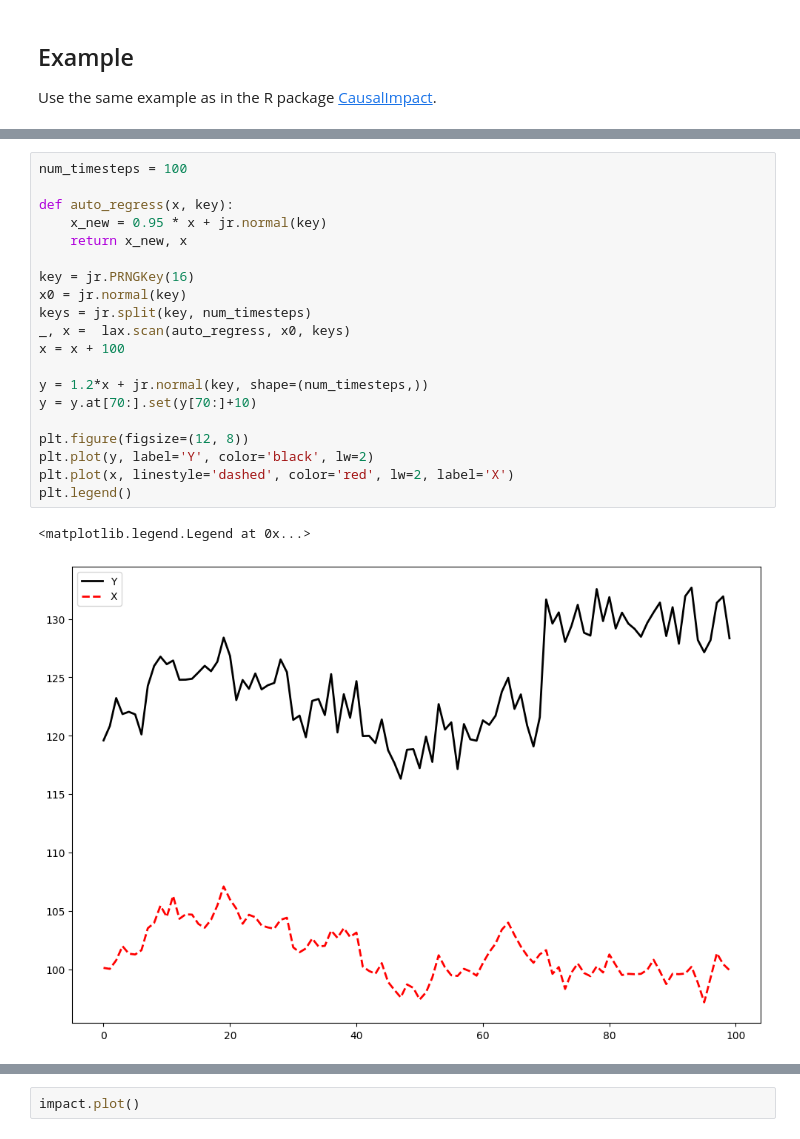
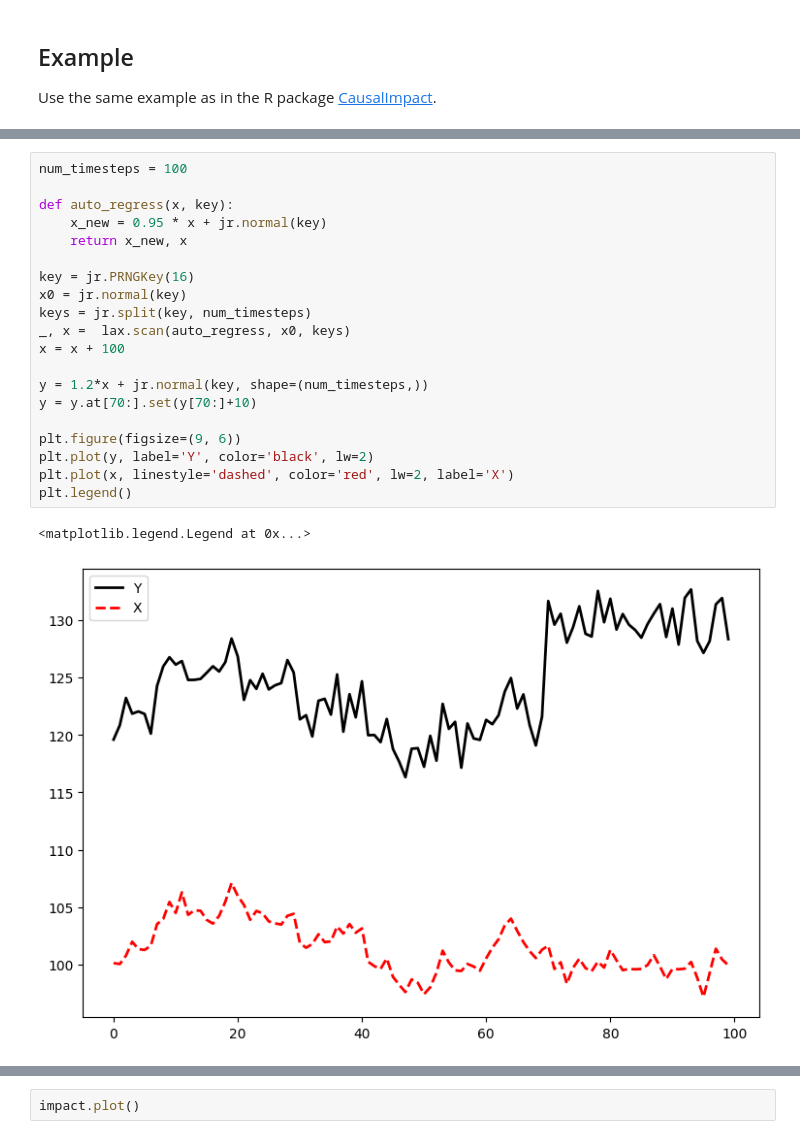
Before and after one commit to probml/sts-jax, a Jupyter notebook: sts_jax/causal_impact/causal_impact_demo.ipynb, the cells around one changed output, grey strips where cells are left out. Drawn from its saved outputs; the diff is of its cells as text.

```diff
--- a/sts_jax/causal_impact/causal_impact_demo.ipynb
+++ b/sts_jax/causal_impact/causal_impact_demo.ipynb
@@ -29,26 +33,26 @@ from sts_jax.causal_impact.causal_impact import causal_impact
 # %%
 num_timesteps = 100
 
 def auto_regress(x, key):
     x_new = 0.95 * x + jr.normal(key)
     return x_new, x
 
 key = jr.PRNGKey(16)
 x0 = jr.normal(key)
 keys = jr.split(key, num_timesteps)
 _, x =  lax.scan(auto_regress, x0, keys)
 x = x + 100
 
 y = 1.2*x + jr.normal(key, shape=(num_timesteps,))
 y = y.at[70:].set(y[70:]+10)
 
-plt.figure(figsize=(12, 8))
+plt.figure(figsize=(9, 6))
 plt.plot(y, label='Y', color='black', lw=2)
 plt.plot(x, linestyle='dashed', color='red', lw=2, label='X')
 plt.legend()
 # %% [output]
 <matplotlib.legend.Legend at 0x...>
-[figure, old version]
+[figure, new version]
 # %%
 # Run an anlysis
 obs_time_series = jnp.expand_dims(y, 1)
```
Also changed, not shown: parts of 3 cells of this notebook, 2 other files.
